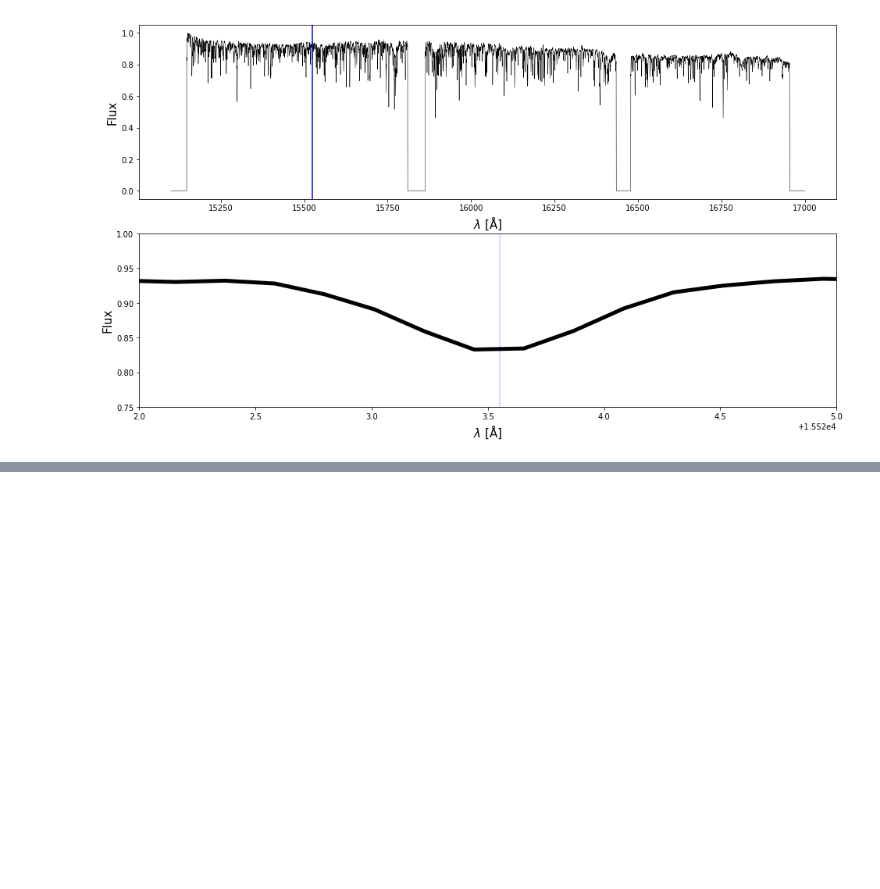
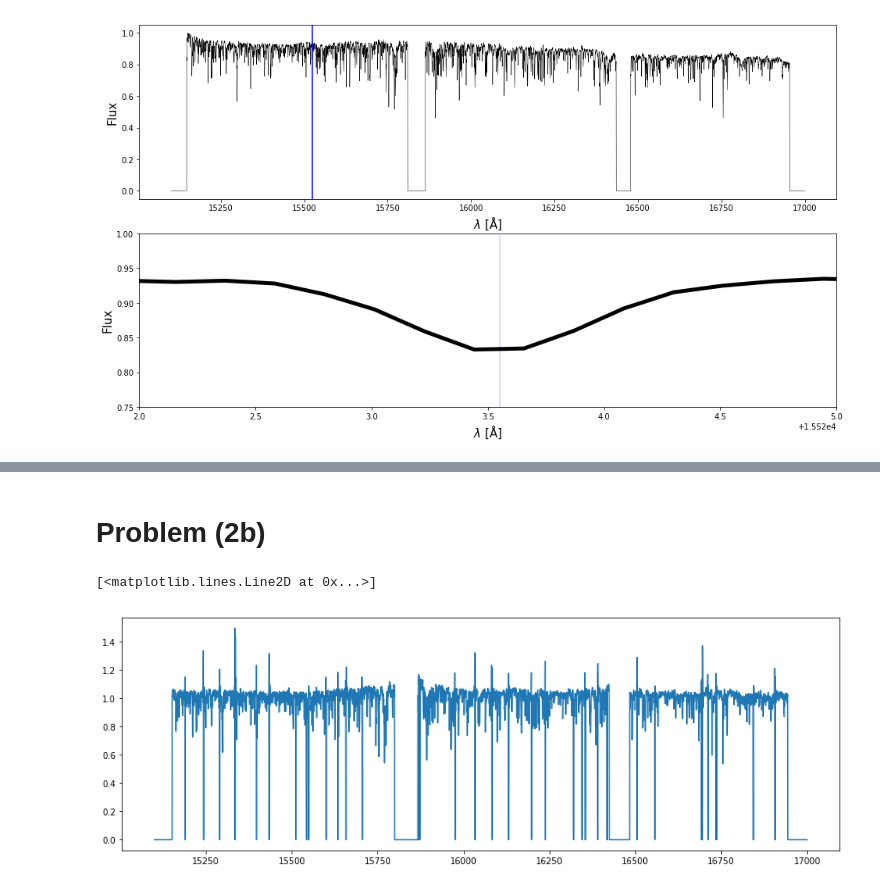
Before and after one commit to AndyTza/modern_astro, a Jupyter notebook: ModernStellarAstrophysicsHomework-3.ipynb, the cells around one changed output, grey strips where cells are left out. Saved outputs shown, nothing was run; the diff lists cells and outputs as text; code cells hidden in the pictures; blank space fills up the shorter version.

```diff
--- a/ModernStellarAstrophysicsHomework-3.ipynb
+++ b/ModernStellarAstrophysicsHomework-3.ipynb
@@ -256,0 +327,12 @@ plt.plot(gaus(lam_ft, 55, np.mean(lam_ft), np.std(lam_ft)))
+# %% [markdown]
+# Problem (2b)
+# %%
+fin = np.loadtxt('output.txt', dtype='str')
+
+IMG = fits.open('APOGEE_spectra/%s'%fin[0])
+
+plt.figure(figsize=(15,5))
+plt.plot(lamda, IMG[1].data)
+# %% [output]
+[<matplotlib.lines.Line2D at 0x...>]
+[figure, added]
```
Also changed, not shown: parts of 21 cells of this notebook.
